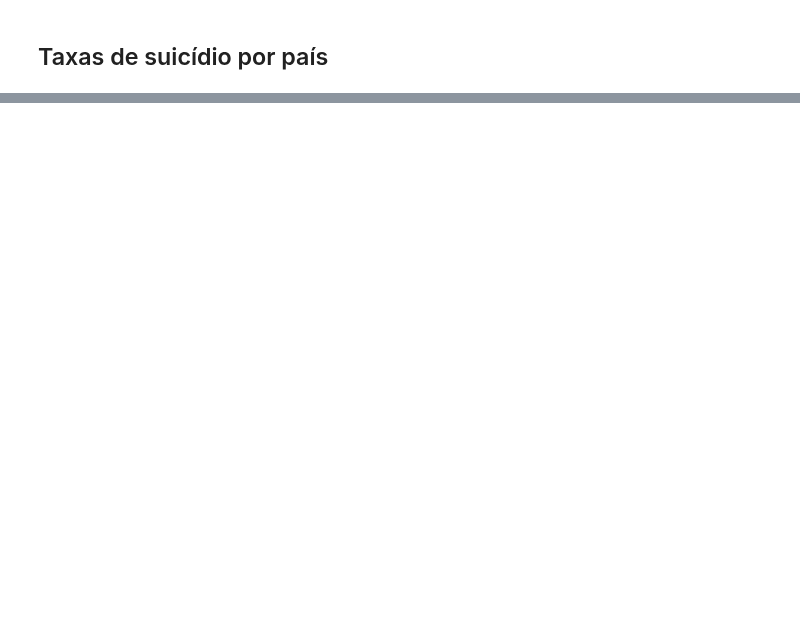
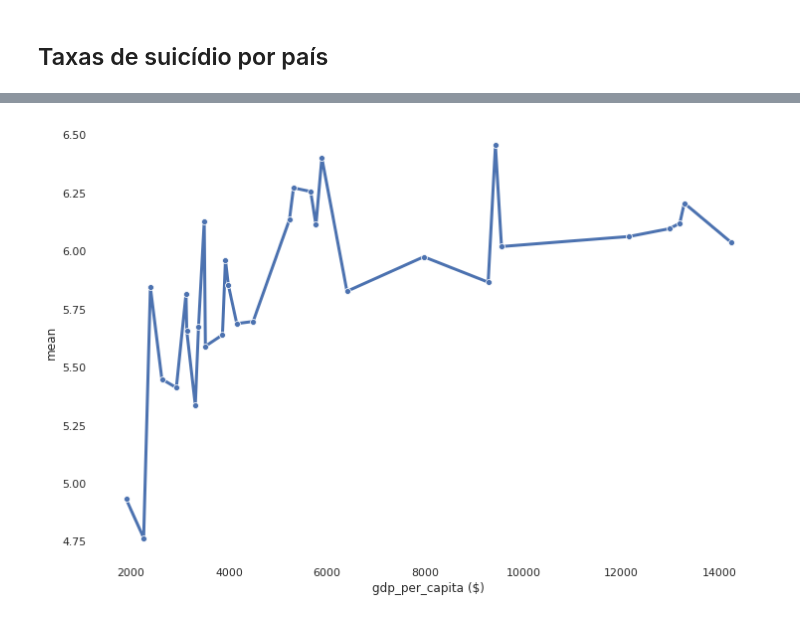
Before and after one commit to josepefg/kaggle, a Jupyter notebook: Taxa_Suicidio_Brasil.ipynb, the cells around one changed output, grey strips where cells are left out. Drawn from its saved outputs; the diff is of its cells as text; code cells hidden in the pictures; blank space fills up the shorter version.

```diff
--- a/Taxa_Suicidio_Brasil.ipynb
+++ b/Taxa_Suicidio_Brasil.ipynb
@@ -212,0 +244,20 @@ plt.show()
+# %%
+taxa_brasil_gdp_capita = dfb.groupby(['country', 'year', 'gdp_per_capita ($)']).agg({'suicides/100k pop': ['mean']}).sort_values(('suicides/100k pop', 'mean'), ascending=False).reset_index()
+taxa_brasil_gdp_capita.columns = taxa_brasil_gdp_capita.columns.droplevel(0)
+taxa_brasil_gdp_capita.columns = ['country', 'year', 'gdp_per_capita ($)', 'mean']
+# taxa_brasil_gdp_capita.sort_values(['year', 'gdp_per_capita ($)'])
+# %%
+# gráfico comparativo entre pib per capita
+plt.figure(figsize=(12,8))
+
+ax = sns.lineplot(x='gdp_per_capita ($)', y='mean', linewidth=3, data=taxa_brasil_gdp_capita, marker='o')
+# ax.set(xticks=taxa_brasil_gdp_capita['gdp_per_capita ($)'])
+# ax.set_xticklabels(list(map(int, ax.get_xticks())), rotation=45, horizontalalignment='right')
+
+sns.despine(top=True, right=True, left=True, bottom=True)
+
+# plt.legend(title='Taxa de suicídio', bbox_to_anchor=(1.05, 1), loc=2, borderaxespad=0.)
+
+plt.show()
+# %% [output]
+[figure, added]
```
Also changed, not shown: parts of 19 cells of this notebook.
